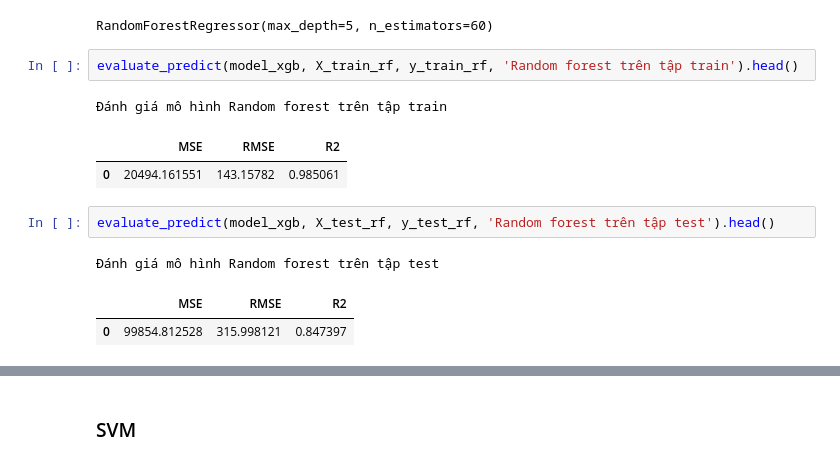
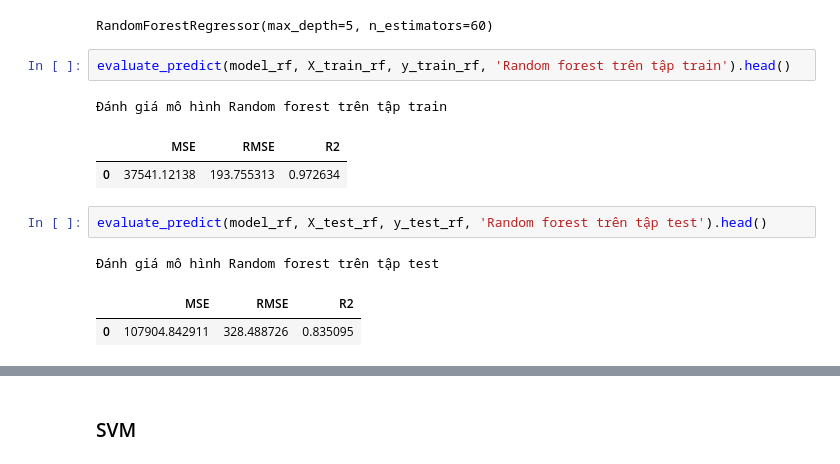
Before and after one commit to thuongh2/CommodityPredict, a Jupyter notebook: Rice-predict.ipynb, the cells around one changed output, grey strips where cells are left out. Cells and saved outputs as stored; diff of their text form.

```diff
--- a/Rice-predict.ipynb
+++ b/Rice-predict.ipynb
@@ -514,17 +514,17 @@ model_rf.fit(X_train_rf, y_train_rf)
 # %% [output]
 RandomForestRegressor(max_depth=5, n_estimators=60)
 # %%
-evaluate_predict(model_xgb, X_train_rf, y_train_rf, 'Random forest trên tập train').head()
+evaluate_predict(model_rf, X_train_rf, y_train_rf, 'Random forest trên tập train').head()
 # %% [output]
 Đánh giá mô hình Random forest trên tập train
 |  | MSE | RMSE | R2 |
-| 0 | 20494.161551 | 143.15782 | 0.985061 |
+| 0 | 37541.12138 | 193.755313 | 0.972634 |
 # %%
-evaluate_predict(model_xgb, X_test_rf, y_test_rf, 'Random forest trên tập test').head()
+evaluate_predict(model_rf, X_test_rf, y_test_rf, 'Random forest trên tập test').head()
 # %% [output]
 Đánh giá mô hình Random forest trên tập test
 |  | MSE | RMSE | R2 |
-| 0 | 99854.812528 | 315.998121 | 0.847397 |
+| 0 | 107904.842911 | 328.488726 | 0.835095 |
 # %%
 plot_future(predict_model_oil(model_rf, X_test), 'RF', y_test)
 plot_future(predict_model_oil(model_rf, X_train), 'RF', y_train)
```
Also changed, not shown: parts of 15 cells of this notebook.
